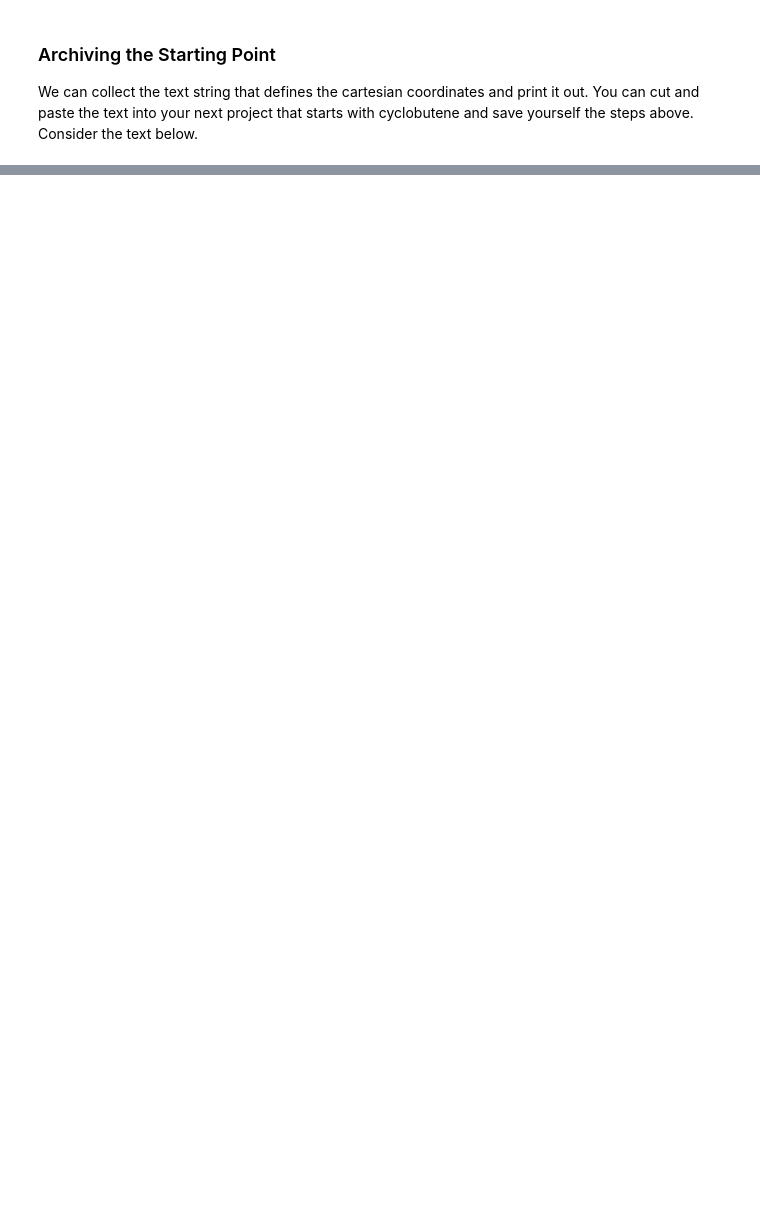
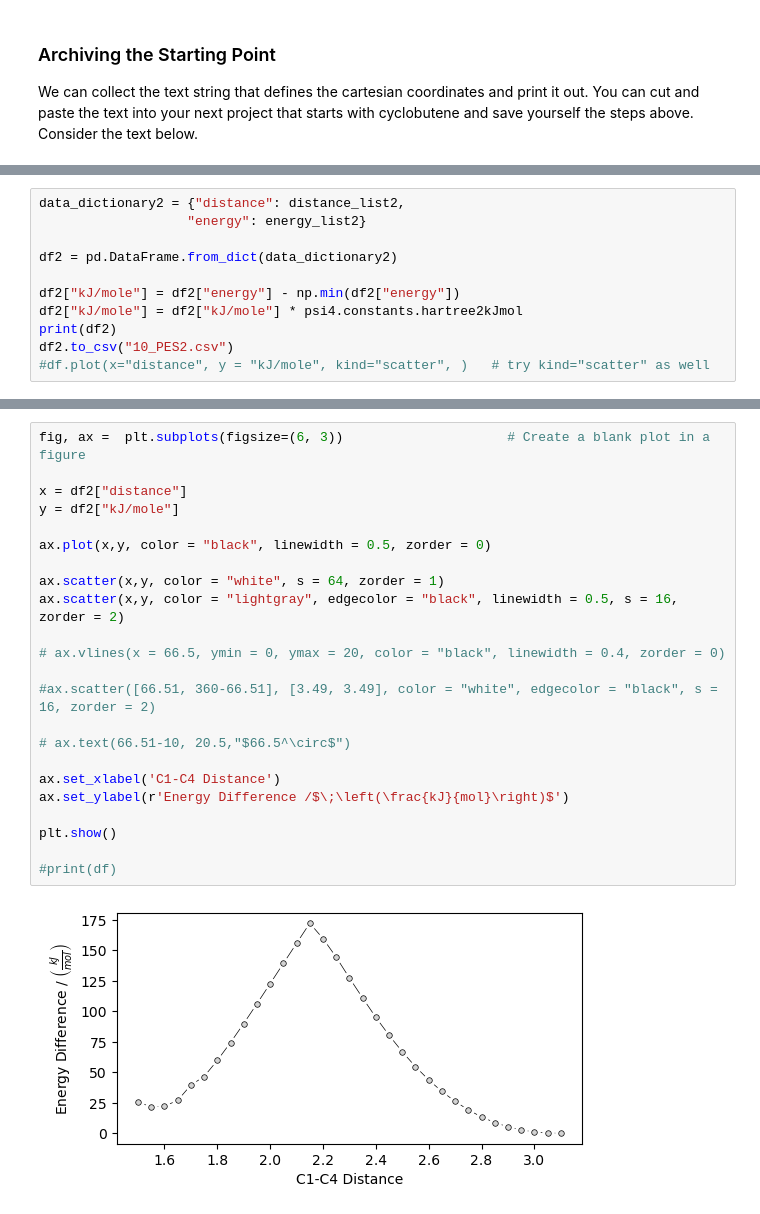
Before and after one commit to blinkletter/TryingPsi4andMore, a Jupyter notebook: 10-psi4-TS-Cyclization.ipynb, the cells around one changed output, grey strips where cells are left out. Drawn from its saved outputs; the diff is of its cells as text; blank space fills up the shorter version.

```diff
--- a/10-psi4-TS-Cyclization.ipynb
+++ b/10-psi4-TS-Cyclization.ipynb
@@ -537,0 +524,11 @@ ts = geometries[8]
+# %%
+data_dictionary2 = {"distance": distance_list2,
+                   "energy": energy_list2}
+
+df2 = pd.DataFrame.from_dict(data_dictionary2)
+
+df2["kJ/mole"] = df2["energy"] - np.min(df2["energy"])
+df2["kJ/mole"] = df2["kJ/mole"] * psi4.constants.hartree2kJmol
+print(df2)
+df2.to_csv("10_PES2.csv")
+#df.plot(x="distance", y = "kJ/mole", kind="scatter", )   # try kind="scatter" as well
@@ -537,0 +553,25 @@ ts = geometries[8]
+# %%
+fig, ax =  plt.subplots(figsize=(6, 3))                     # Create a blank plot in a figure
+
+x = df2["distance"]
+y = df2["kJ/mole"]
+
+ax.plot(x,y, color = "black", linewidth = 0.5, zorder = 0)
+
+ax.scatter(x,y, color = "white", s = 64, zorder = 1)
+ax.scatter(x,y, color = "lightgray", edgecolor = "black", linewidth = 0.5, s = 16, zorder = 2)
+
+# ax.vlines(x = 66.5, ymin = 0, ymax = 20, color = "black", linewidth = 0.4, zorder = 0)
+
+#ax.scatter([66.51, 360-66.51], [3.49, 3.49], color = "white", edgecolor = "black", s = 16, zorder = 2)
+
+# ax.text(66.51-10, 20.5,"$66.5^\circ$")
+
+ax.set_xlabel('C1-C4 Distance')
+ax.set_ylabel(r'Energy Difference /$\;\left(\frac{kJ}{mol}\right)$')
+
+plt.show()
+
+#print(df)
+# %% [output]
+[figure, added]
```
Also changed, not shown: parts of 60 cells of this notebook, 15 other files.
